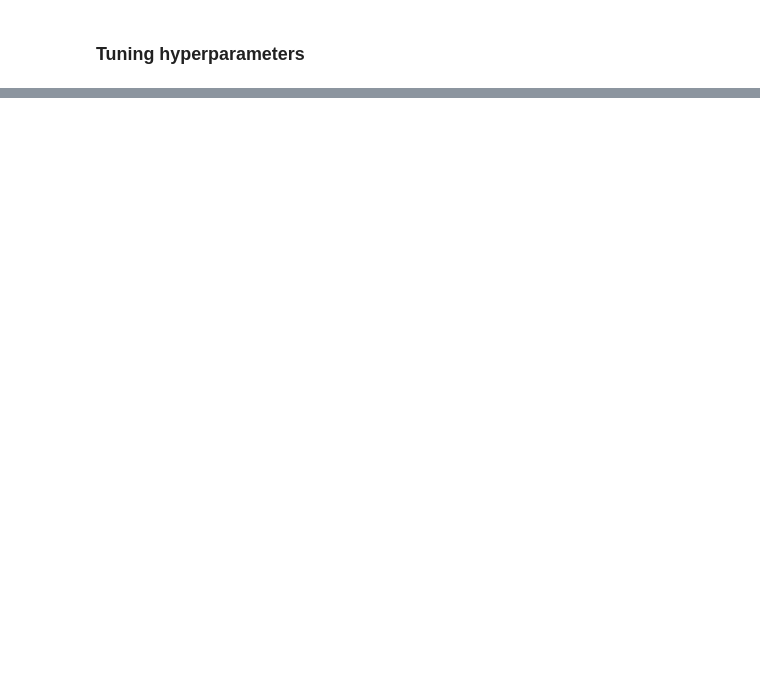
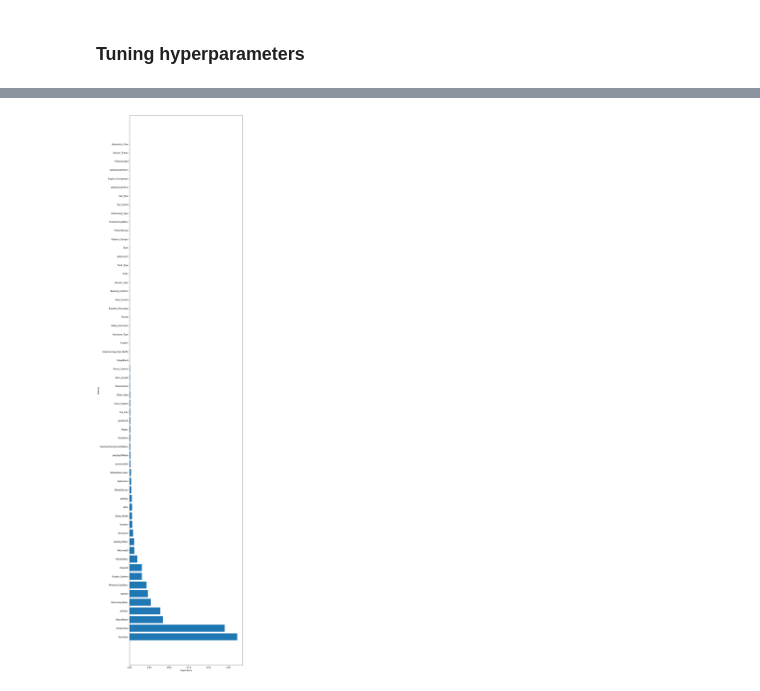
Before and after one commit to crysqrlkys/bulldozer-price-regression, a Jupyter notebook: notebooks/bulldozer-price-predictions.ipynb, the cells around one changed output, grey strips where cells are left out. Saved outputs shown, nothing was run; the diff lists cells and outputs as text; code cells hidden in the pictures; blank space fills up the shorter version.

Commit message:
Make predictions, feature importance

```diff
--- a/notebooks/bulldozer-price-predictions.ipynb
+++ b/notebooks/bulldozer-price-predictions.ipynb
@@ -378,0 +381,13 @@ show_scores(model, X_train, X_valid, y_train, y_valid)
+# %%
+rf_grid = {
+    'n_estimators': np.arange(10, 100, 10),
+    'max_depth': [None, 3,5,10],
+    'min_samples_split': np.arange(2, 20, 2),
+    'min_samples_leaf': np.arange(1, 20, 2),
+    'max_features': [0.5, 1, 'sqrt', 'auto'],
+    'max_samples': [10000]
+}
+
+rs_model = RandomizedSearchCV(RandomForestRegressor(n_jobs=-1), param_distributions=rf_grid, verbose=2, n_iter=10, cv=5)
+# %%
+rs_model.fit(X_train, y_train)
@@ -378,0 +437,3 @@ show_scores(model, X_train, X_valid, y_train, y_valid)
+# %%
+best_param_model = RandomForestRegressor(n_jobs=-1, n_estimators=30, min_samples_split=4, min_samples_leaf=5, max_features='auto', max_depth=None)
+best_param_model.fit(X_train, y_train)
@@ -378,0 +638,10 @@ show_scores(model, X_train, X_valid, y_train, y_valid)
+# %%
+df = pd.DataFrame({'features': X_train.columns, 'importances': best_param_model.feature_importances_}).sort_values('importances', ascending=True).reset_index(drop=True)
+
+fig, ax = plt.subplots(figsize=(10, 50))
+ax.barh(df['features'], df['importances'])
+ax.set_ylabel('Feature')
+ax.set_xlabel('Importance')
+ax.invert_yaxis()
+# %% [output]
+[figure, added]
```
Also changed, not shown: parts of 27 cells of this notebook.
